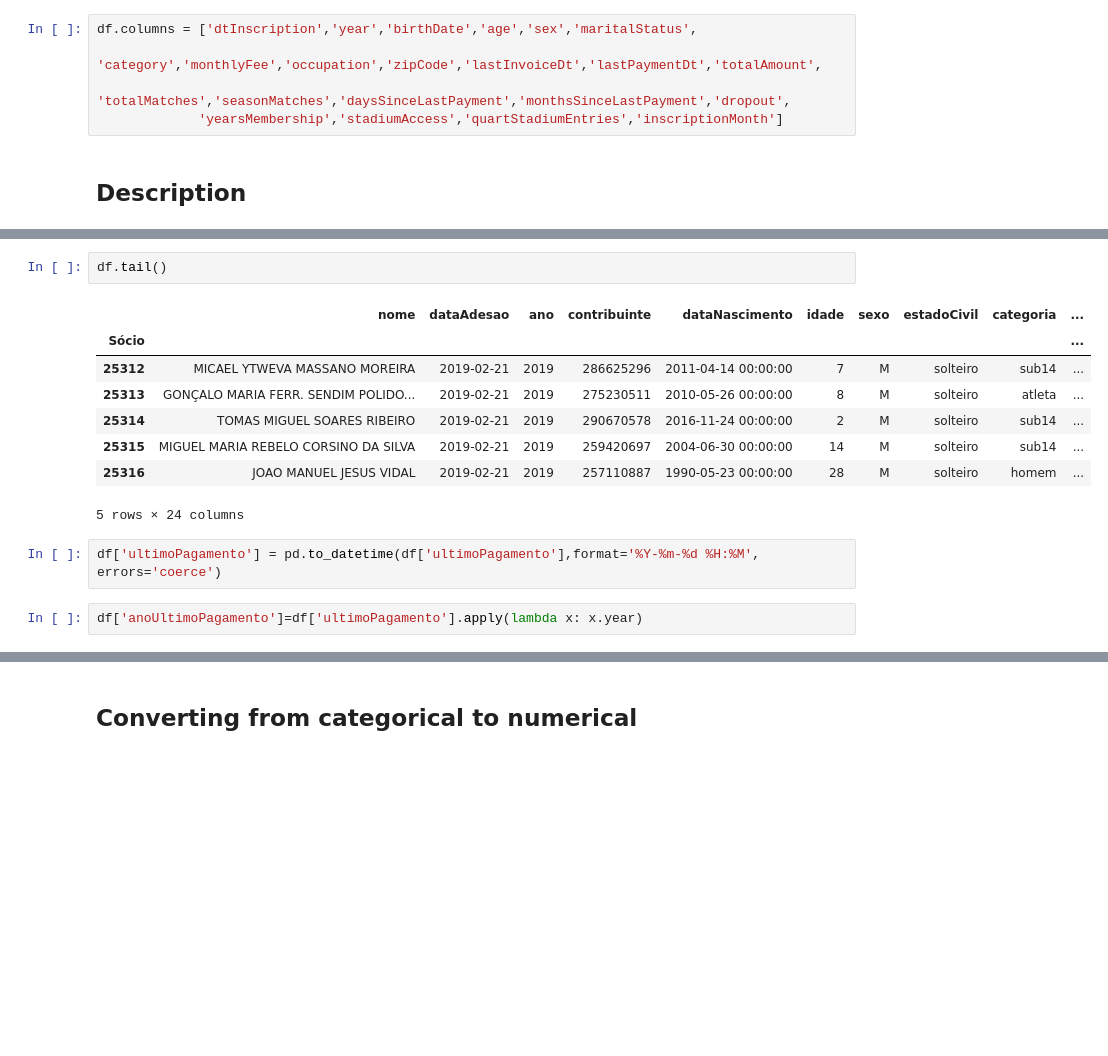
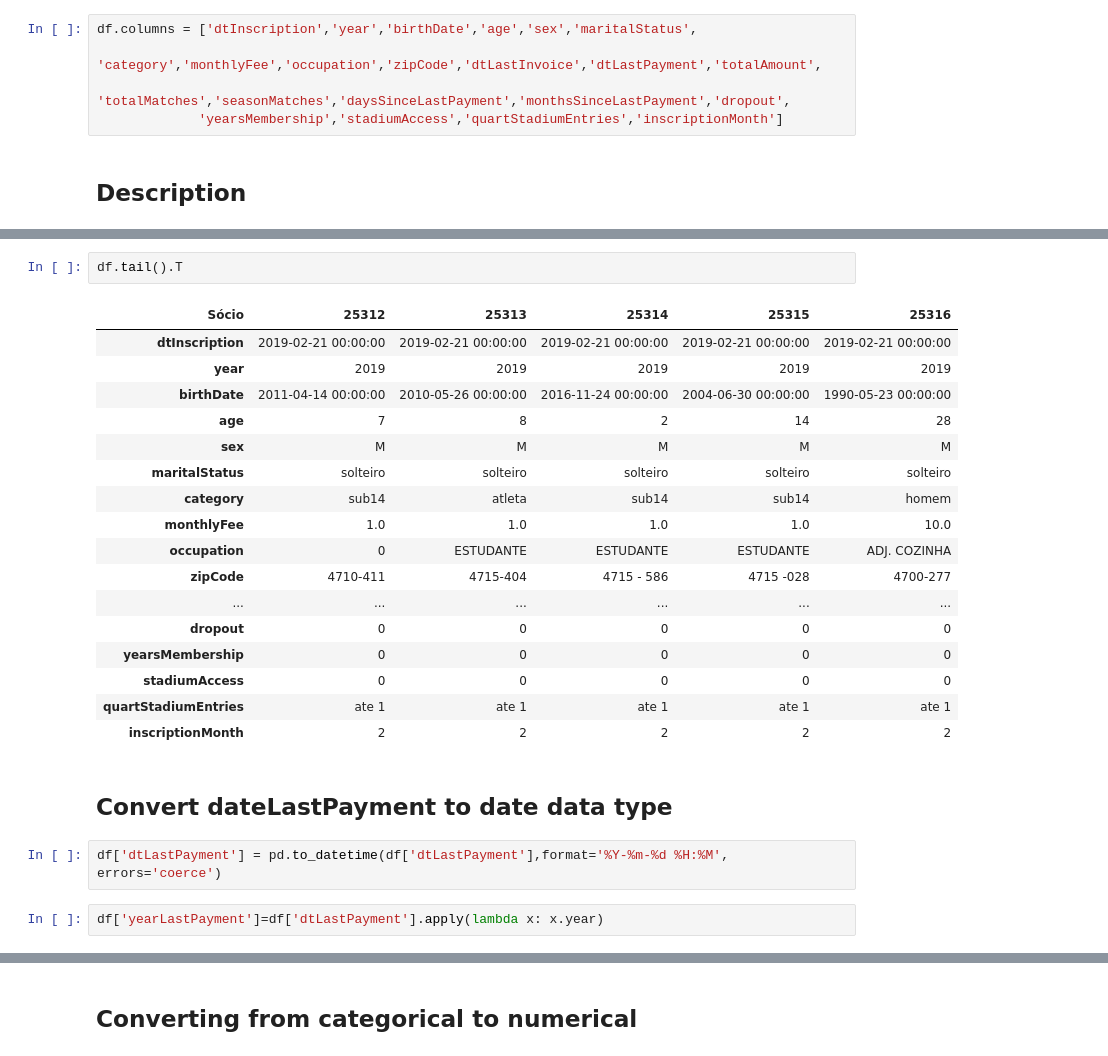
Before and after one commit to pesobreiro/customerDropoutMembership, a Jupyter notebook: analysis/01.survRandomForest.ipynb, the cells around one changed output, grey strips where cells are left out. Saved outputs shown, nothing was run; the diff lists cells and outputs as text; blank space fills up the shorter version.

```diff
--- a/analysis/01.survRandomForest.ipynb
+++ b/analysis/01.survRandomForest.ipynb
@@ -81,7 +81,7 @@ Index(['dataAdesao', 'ano', 'dataNascimento', 'idade', 'sexo', 'estadoCivil',
       dtype='object')
 # %%
 df.columns = ['dtInscription','year','birthDate','age','sex','maritalStatus',
-             'category','monthlyFee','occupation','zipCode','lastInvoiceDt','lastPaymentDt','totalAmount',
+             'category','monthlyFee','occupation','zipCode','dtLastInvoice','dtLastPayment','totalAmount',
              'totalMatches','seasonMatches','daysSinceLastPayment','monthsSinceLastPayment','dropout',
              'yearsMembership','stadiumAccess','quartStadiumEntries','inscriptionMonth']
 # %% [markdown]
@@ -187,16 +183,27 @@ df.head()
 # %%
-df.tail()
+df.tail().T
 # %% [output]
-|  | nome | dataAdesao | ano | contribuinte | dataNascimento | idade | sexo | estadoCivil | categoria | ... |
-| Sócio |  |  |  |  |  |  |  |  |  | ... |
-| 25312 | MICAEL YTWEVA MASSANO MOREIRA | 2019-02-21 | 2019 | 286625296 | 2011-04-14 00:00:00 | 7 | M | solteiro | sub14 | ... |
-| 25313 | GONÇALO MARIA FERR. SENDIM POLIDO... | 2019-02-21 | 2019 | 275230511 | 2010-05-26 00:00:00 | 8 | M | solteiro | atleta | ... |
-| 25314 | TOMAS MIGUEL SOARES RIBEIRO | 2019-02-21 | 2019 | 290670578 | 2016-11-24 00:00:00 | 2 | M | solteiro | sub14 | ... |
-| 25315 | MIGUEL MARIA REBELO CORSINO DA SILVA | 2019-02-21 | 2019 | 259420697 | 2004-06-30 00:00:00 | 14 | M | solteiro | sub14 | ... |
-| 25316 | JOAO MANUEL JESUS VIDAL | 2019-02-21 | 2019 | 257110887 | 1990-05-23 00:00:00 | 28 | M | solteiro | homem | ... |
+| Sócio | 25312 | 25313 | 25314 | 25315 | 25316 |
+| dtInscription | 2019-02-21 00:00:00 | 2019-02-21 00:00:00 | 2019-02-21 00:00:00 | 2019-02-21 00:00:00 | 2019-02-21 00:00:00 |
+| year | 2019 | 2019 | 2019 | 2019 | 2019 |
+| birthDate | 2011-04-14 00:00:00 | 2010-05-26 00:00:00 | 2016-11-24 00:00:00 | 2004-06-30 00:00:00 | 1990-05-23 00:00:00 |
+| age | 7 | 8 | 2 | 14 | 28 |
+| sex | M | M | M | M | M |
+| maritalStatus | solteiro | solteiro | solteiro | solteiro | solteiro |
+| category | sub14 | atleta | sub14 | sub14 | homem |
+| monthlyFee | 1.0 | 1.0 | 1.0 | 1.0 | 10.0 |
+| occupation | 0 | ESTUDANTE | ESTUDANTE | ESTUDANTE | ADJ. COZINHA |
+| zipCode | 4710-411 | 4715-404 | 4715 - 586 | 4715 -028 | 4700-277 |
+| ... | ... | ... | ... | ... | ... |
+| dropout | 0 | 0 | 0 | 0 | 0 |
+| yearsMembership | 0 | 0 | 0 | 0 | 0 |
+| stadiumAccess | 0 | 0 | 0 | 0 | 0 |
+| quartStadiumEntries | ate 1 | ate 1 | ate 1 | ate 1 | ate 1 |
+| inscriptionMonth | 2 | 2 | 2 | 2 | 2 |
-5 rows × 24 columns
+# %% [markdown]
+## Convert dateLastPayment to date data type
 # %%
-df['ultimoPagamento'] = pd.to_datetime(df['ultimoPagamento'],format='%Y-%m-%d %H:%M', errors='coerce')
+df['dtLastPayment'] = pd.to_datetime(df['dtLastPayment'],format='%Y-%m-%d %H:%M', errors='coerce')
 # %%
-df['anoUltimoPagamento']=df['ultimoPagamento'].apply(lambda x: x.year)
+df['yearLastPayment']=df['dtLastPayment'].apply(lambda x: x.year)
 # %%
```
Also changed, not shown: parts of 20 cells of this notebook, 2 other files.
